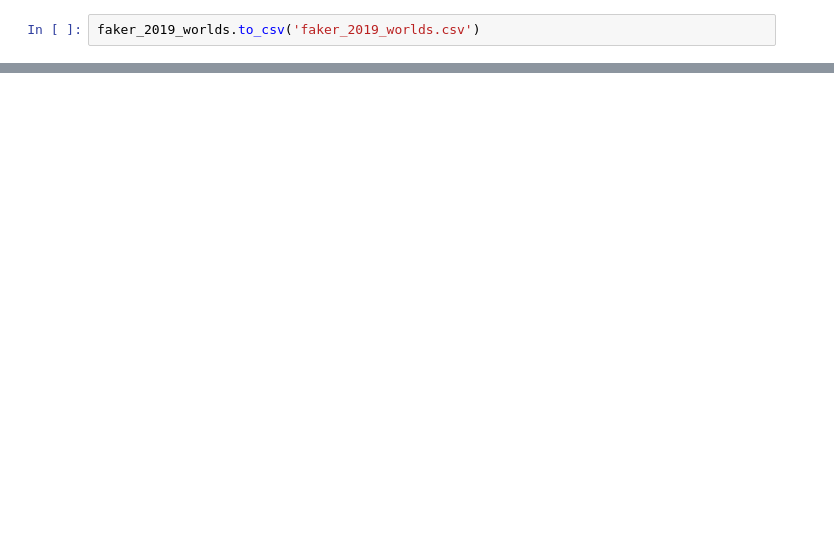
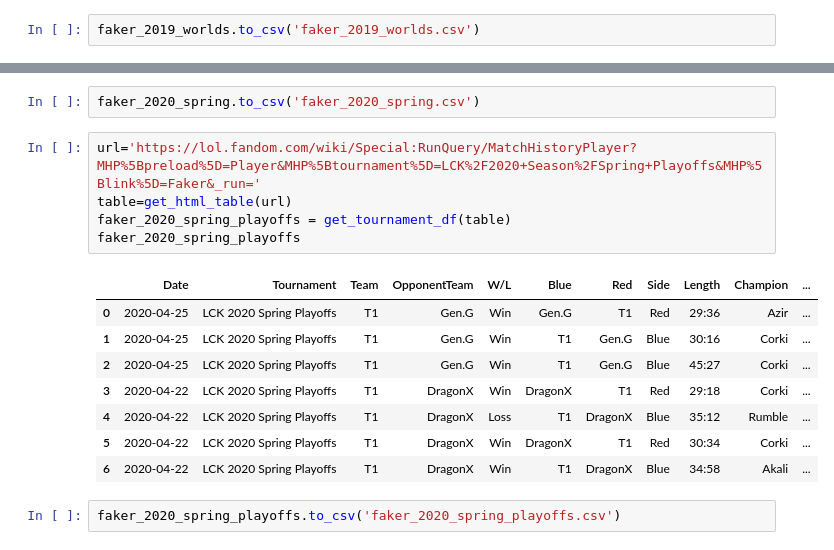
Before and after one commit to benbielin/lol-esports-stats, a Jupyter notebook: faker-stats.ipynb, the cells around one changed output, grey strips where cells are left out. Drawn from its saved outputs; the diff is of its cells as text; blank space fills up the shorter version.

```diff
--- a/faker-stats.ipynb
+++ b/faker-stats.ipynb
@@ -1292,0 +1316,18 @@ faker_2019_rift_rivals.to_csv('faker_2019_rift_rivals.csv')
+# %%
+faker_2020_spring.to_csv('faker_2020_spring.csv')
+# %%
+url='https://lol.fandom.com/wiki/Special:RunQuery/MatchHistoryPlayer?MHP%5Bpreload%5D=Player&MHP%5Btournament%5D=LCK%2F2020+Season%2FSpring+Playoffs&MHP%5Blink%5D=Faker&_run='
+table=get_html_table(url)
+faker_2020_spring_playoffs = get_tournament_df(table)
+faker_2020_spring_playoffs
+# %% [output]
+|  | Date | Tournament | Team | OpponentTeam | W/L | Blue | Red | Side | Length | Champion | ... |
+| 0 | 2020-04-25 | LCK 2020 Spring Playoffs | T1 | Gen.G | Win | Gen.G | T1 | Red | 29:36 | Azir | ... |
+| 1 | 2020-04-25 | LCK 2020 Spring Playoffs | T1 | Gen.G | Win | T1 | Gen.G | Blue | 30:16 | Corki | ... |
+| 2 | 2020-04-25 | LCK 2020 Spring Playoffs | T1 | Gen.G | Win | T1 | Gen.G | Blue | 45:27 | Corki | ... |
+| 3 | 2020-04-22 | LCK 2020 Spring Playoffs | T1 | DragonX | Win | DragonX | T1 | Red | 29:18 | Corki | ... |
+| 4 | 2020-04-22 | LCK 2020 Spring Playoffs | T1 | DragonX | Loss | T1 | DragonX | Blue | 35:12 | Rumble | ... |
+| 5 | 2020-04-22 | LCK 2020 Spring Playoffs | T1 | DragonX | Win | DragonX | T1 | Red | 30:34 | Corki | ... |
+| 6 | 2020-04-22 | LCK 2020 Spring Playoffs | T1 | DragonX | Win | T1 | DragonX | Blue | 34:58 | Akali | ... |
+# %%
+faker_2020_spring_playoffs.to_csv('faker_2020_spring_playoffs.csv')
```
Also changed, not shown: parts of 12 cells of this notebook.
